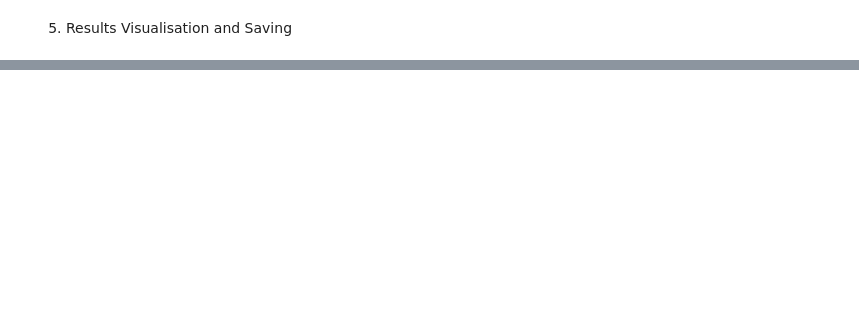
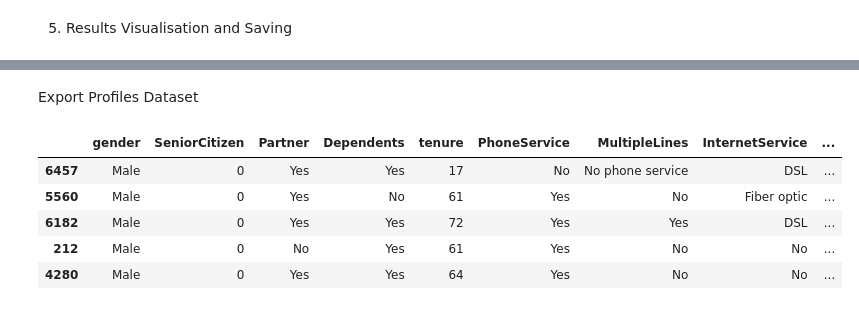
Before and after one commit to esteban-russi/customer-churn-and-personalisation, a Jupyter notebook: notebooks/02_Model_Experimentation.ipynb, the cells around one changed output, grey strips where cells are left out. Cells and saved outputs as stored; diff of their text form; code cells hidden in the pictures; blank space fills up the shorter version.

```diff
--- a/notebooks/02_Model_Experimentation.ipynb
+++ b/notebooks/02_Model_Experimentation.ipynb
@@ -235,0 +429,15 @@ Chart saved successfully as 'model_performance_comparison.png'
+# %% [markdown]
+Export Profiles Dataset
+# %%
+# Save the DataFrame to a CSV file
+final_profiles_df.to_csv('data/loyalty_profiles.csv', index=False)
+
+# Display the first few rows of the DataFrame
+final_profiles_df.head()
+# %% [output]
+|  | gender | SeniorCitizen | Partner | Dependents | tenure | PhoneService | MultipleLines | InternetService | ... |
+| 6457 | Male | 0 | Yes | Yes | 17 | No | No phone service | DSL | ... |
+| 5560 | Male | 0 | Yes | No | 61 | Yes | No | Fiber optic | ... |
+| 6182 | Male | 0 | Yes | Yes | 72 | Yes | Yes | DSL | ... |
+| 212 | Male | 0 | No | Yes | 61 | Yes | No | No | ... |
+| 4280 | Male | 0 | Yes | Yes | 64 | Yes | No | No | ... |
```
Also changed, not shown: parts of 14 cells of this notebook, 2 other files.
